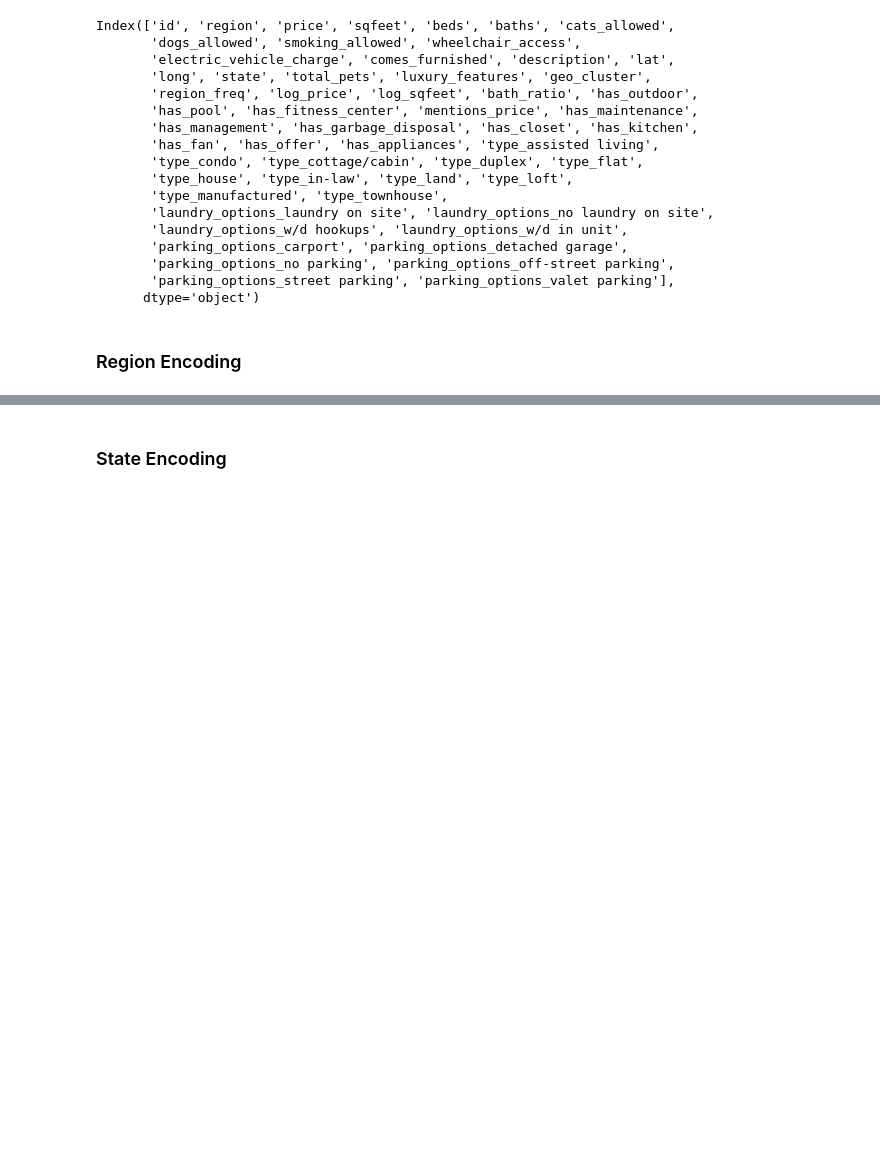
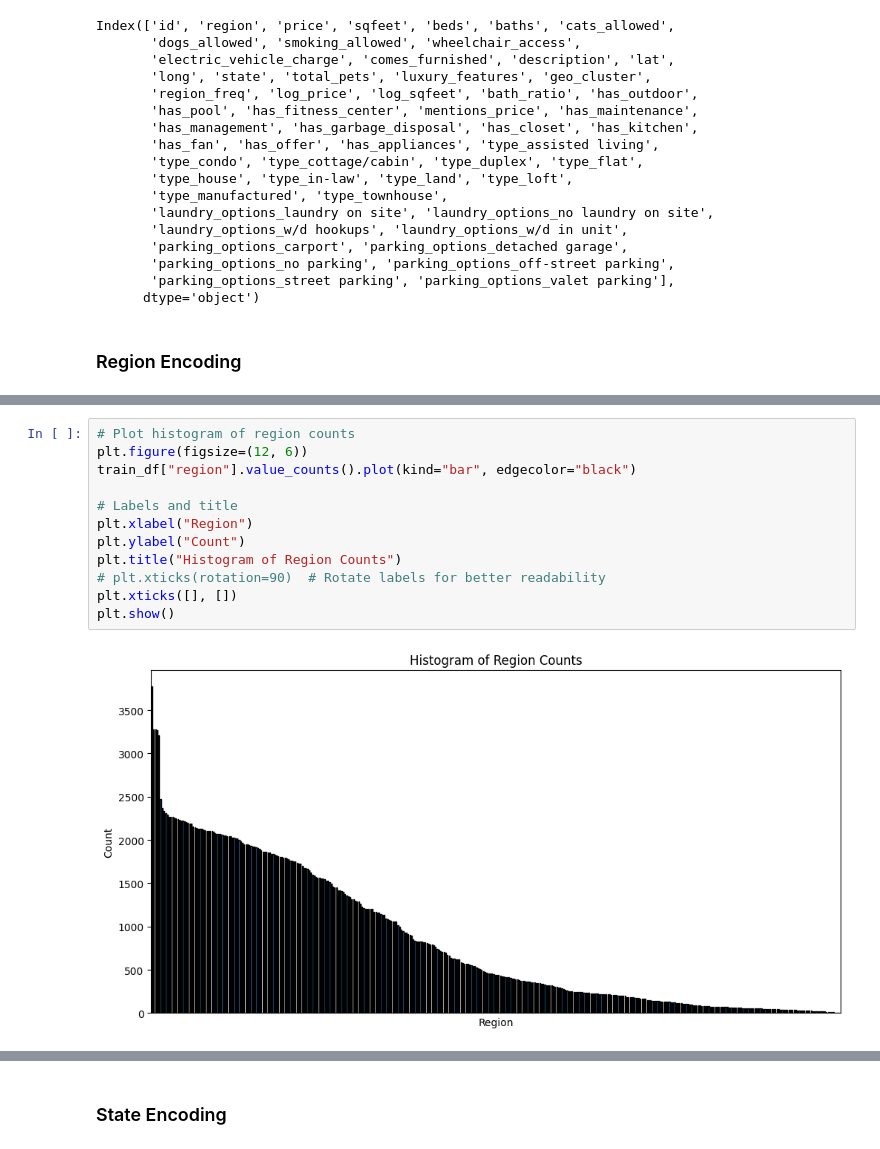
Before and after one commit to ArshdeepSingh98/HousePricePrediction, a Jupyter notebook: Submission_Arshdeep.ipynb, the cells around one changed output, grey strips where cells are left out. Cells and saved outputs as stored; diff of their text form; blank space fills up the shorter version.

```diff
--- a/Submission_Arshdeep.ipynb
+++ b/Submission_Arshdeep.ipynb
@@ -1025 +1037,15 @@ Index(['id', 'region', 'price', 'sqfeet', 'beds', 'baths', 'cats_allowed',
+# %%
+# Plot histogram of region counts
+plt.figure(figsize=(12, 6))
+train_df["region"].value_counts().plot(kind="bar", edgecolor="black")
+
+# Labels and title
+plt.xlabel("Region")
+plt.ylabel("Count")
+plt.title("Histogram of Region Counts")
+# plt.xticks(rotation=90)  # Rotate labels for better readability
+plt.xticks([], [])
+plt.show()
+# %% [output]
+[figure, added]
 # %%
```
Also changed, not shown: parts of 33 cells of this notebook, 1 other file.
